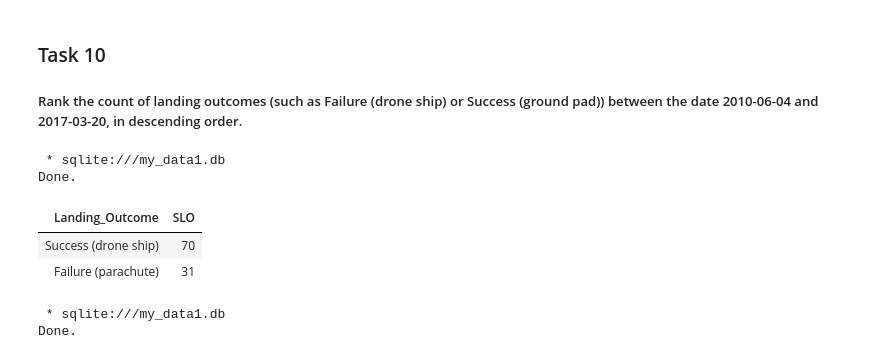
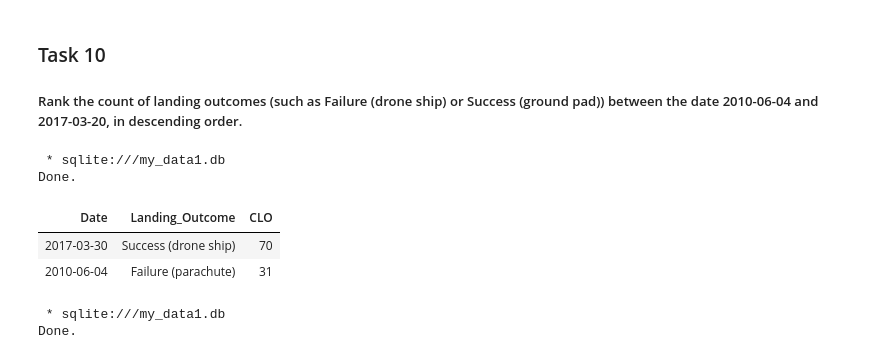
Before and after one commit to darwin-garcia/IBM-Data-Science, a Jupyter notebook: Capstone/jupyter-labs-eda-sql-coursera_sqllite.ipynb, the cells around one changed output. Cells and saved outputs as stored; diff of their text form; code cells hidden in the pictures.

```diff
--- a/Capstone/jupyter-labs-eda-sql-coursera_sqllite.ipynb
+++ b/Capstone/jupyter-labs-eda-sql-coursera_sqllite.ipynb
@@ -301,14 +301,14 @@ Done.
 
 ##### Rank the count of landing outcomes (such as Failure (drone ship) or Success (ground pad)) between the date 2010-06-04 and 2017-03-20, in descending order.
 # %%
-%sql Select Landing_Outcome, count(Landing_Outcome) as SLO from SPACEXTABLE \
-group by (Date Between '2010-06-04' and '2017-03-20') order by SLO desc
+%sql Select Date, Landing_Outcome, count(Landing_Outcome) as CLO from SPACEXTABLE \
+group by (Date Between '2010-06-04' and '2017-03-20') order by CLO desc
 # %% [output]
  * sqlite:///my_data1.db
 Done.
-| Landing_Outcome | SLO |
-| Success (drone ship) | 70 |
-| Failure (parachute) | 31 |
+| Date | Landing_Outcome | CLO |
+| 2017-03-30 | Success (drone ship) | 70 |
+| 2010-06-04 | Failure (parachute) | 31 |
 # %%
 %sql Select Date, count(Landing_Outcome) as CLO, Landing_Outcome from SPACEXTABLE \
 Where Landing_Outcome like '%failure (drone ship)%' group by Date between '2010-06-04' and '2017-03-20' order by date desc
```
Also changed, not shown: parts of 5 cells of this notebook, 1 other file.
